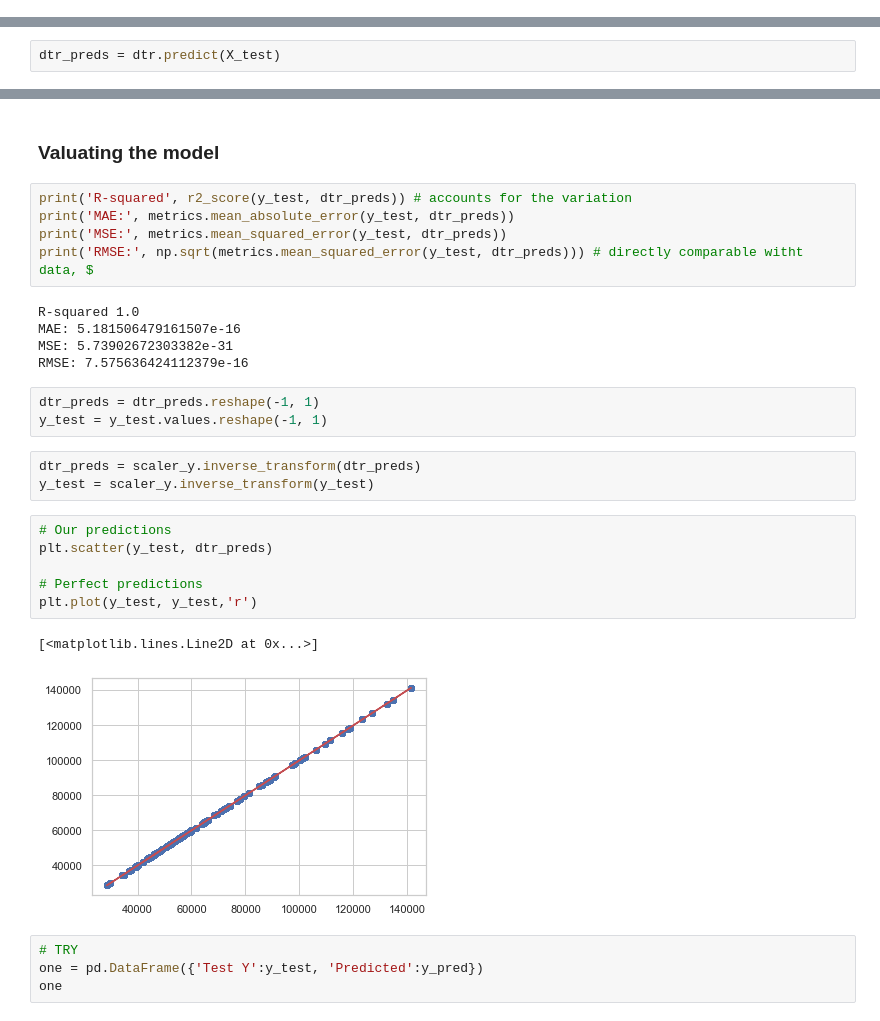
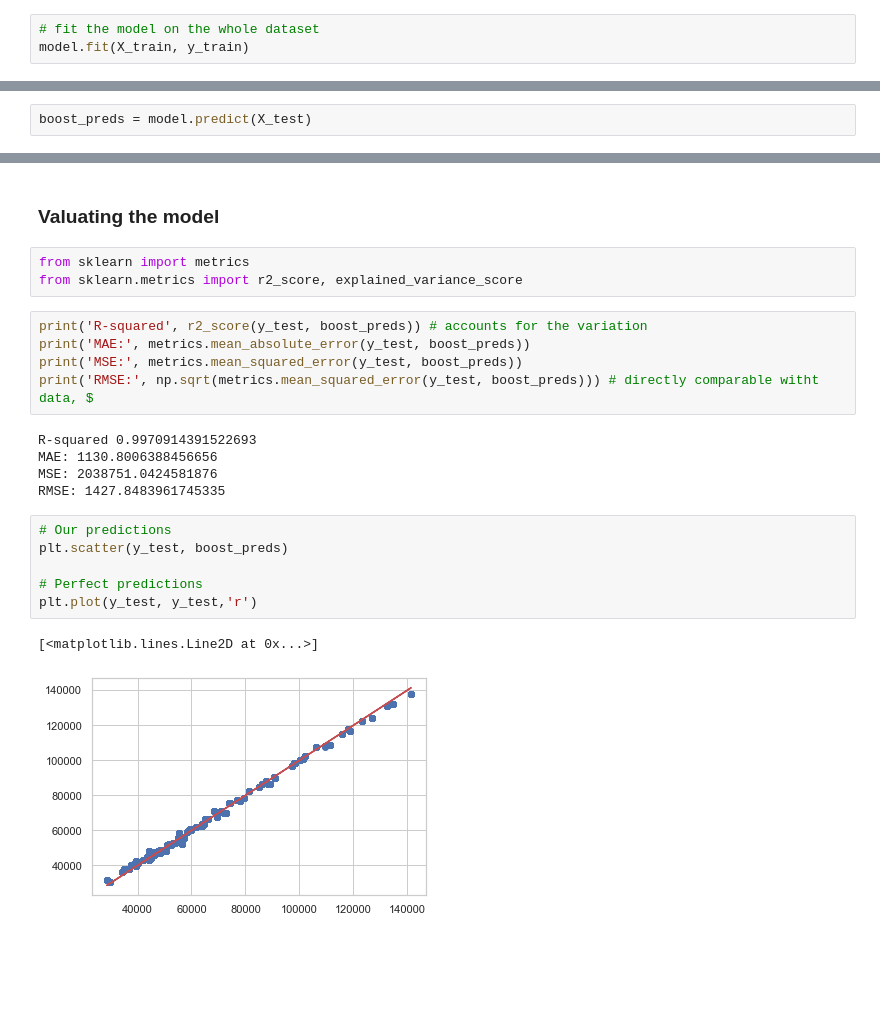
Before and after one commit to HHook/ANZ-virtual-internship, a Jupyter notebook: ANZ virtual internship Model.ipynb, the cells around one changed output, grey strips where cells are left out. Cells and saved outputs as stored; diff of their text form; blank space fills up the shorter version.

Commit message:
Finished models

```diff
--- a/ANZ virtual internship Model.ipynb
+++ b/ANZ virtual internship Model.ipynb
@@ -197,0 +316,3 @@ DecisionTreeRegressor(criterion='mse', max_depth=None, max_features=None,
+# %%
+# fit the model on the whole dataset
+model.fit(X_train, y_train)
@@ -198,2 +329,2 @@ DecisionTreeRegressor(criterion='mse', max_depth=None, max_features=None,
 # %%
-dtr_preds = dtr.predict(X_test)
+boost_preds = model.predict(X_test)
@@ -205,31 +331,24 @@ array([0.13111076, 0.36333724, 0.20830673, ..., 0.15408152, 0.65140308,
 # %% [markdown]
 ### Valuating the model
+# %%
+from sklearn import metrics
+from sklearn.metrics import r2_score, explained_variance_score
 # %%
-print('R-squared', r2_score(y_test, dtr_preds)) # accounts for the variation
-print('MAE:', metrics.mean_absolute_error(y_test, dtr_preds))
-print('MSE:', metrics.mean_squared_error(y_test, dtr_preds))
-print('RMSE:', np.sqrt(metrics.mean_squared_error(y_test, dtr_preds))) # directly comparable witht data, $
+print('R-squared', r2_score(y_test, boost_preds)) # accounts for the variation
+print('MAE:', metrics.mean_absolute_error(y_test, boost_preds))
+print('MSE:', metrics.mean_squared_error(y_test, boost_preds))
+print('RMSE:', np.sqrt(metrics.mean_squared_error(y_test, boost_preds))) # directly comparable witht data, $
 # %% [output]
-R-squared 1.0
-MAE: 5.181506479161507e-16
-MSE: 5.73902672303382e-31
-RMSE: 7.575636424112379e-16
+R-squared 0.9970914391522693
+MAE: 1130.8006388456656
+MSE: 2038751.0424581876
+RMSE: 1427.8483961745335
-# %%
-dtr_preds = dtr_preds.reshape(-1, 1)
-y_test = y_test.values.reshape(-1, 1)
-# %%
-dtr_preds = scaler_y.inverse_transform(dtr_preds)
-y_test = scaler_y.inverse_transform(y_test)
 # %%
 # Our predictions
-plt.scatter(y_test, dtr_preds)
+plt.scatter(y_test, boost_preds)
 
 # Perfect predictions
 plt.plot(y_test, y_test,'r')
 # %% [output]
 [<matplotlib.lines.Line2D at 0x...>]
-[figure, old version]
+[figure, new version]
-# %%
-# TRY
-one = pd.DataFrame({'Test Y':y_test, 'Predicted':y_pred})
-one
```
Also changed, not shown: parts of 69 cells of this notebook, 1 other file.
